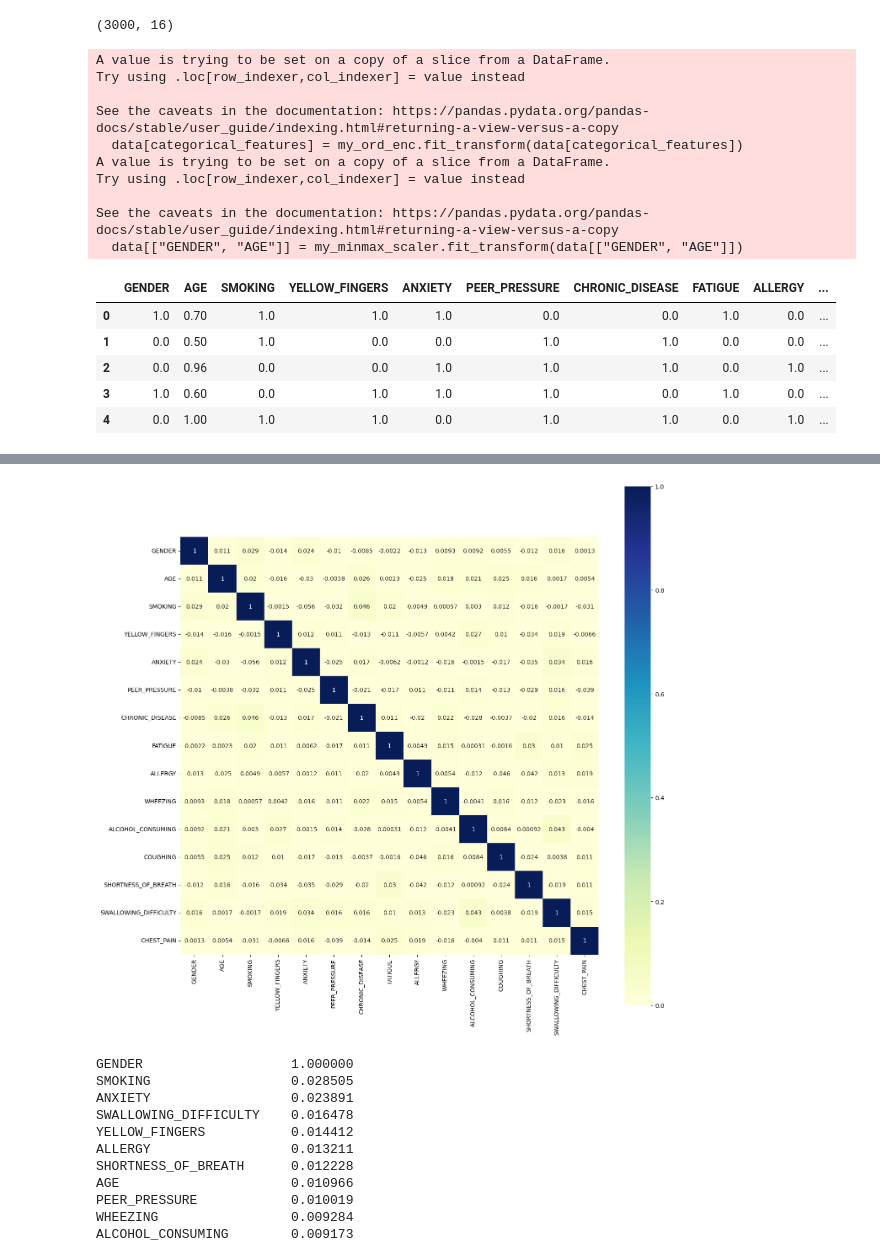
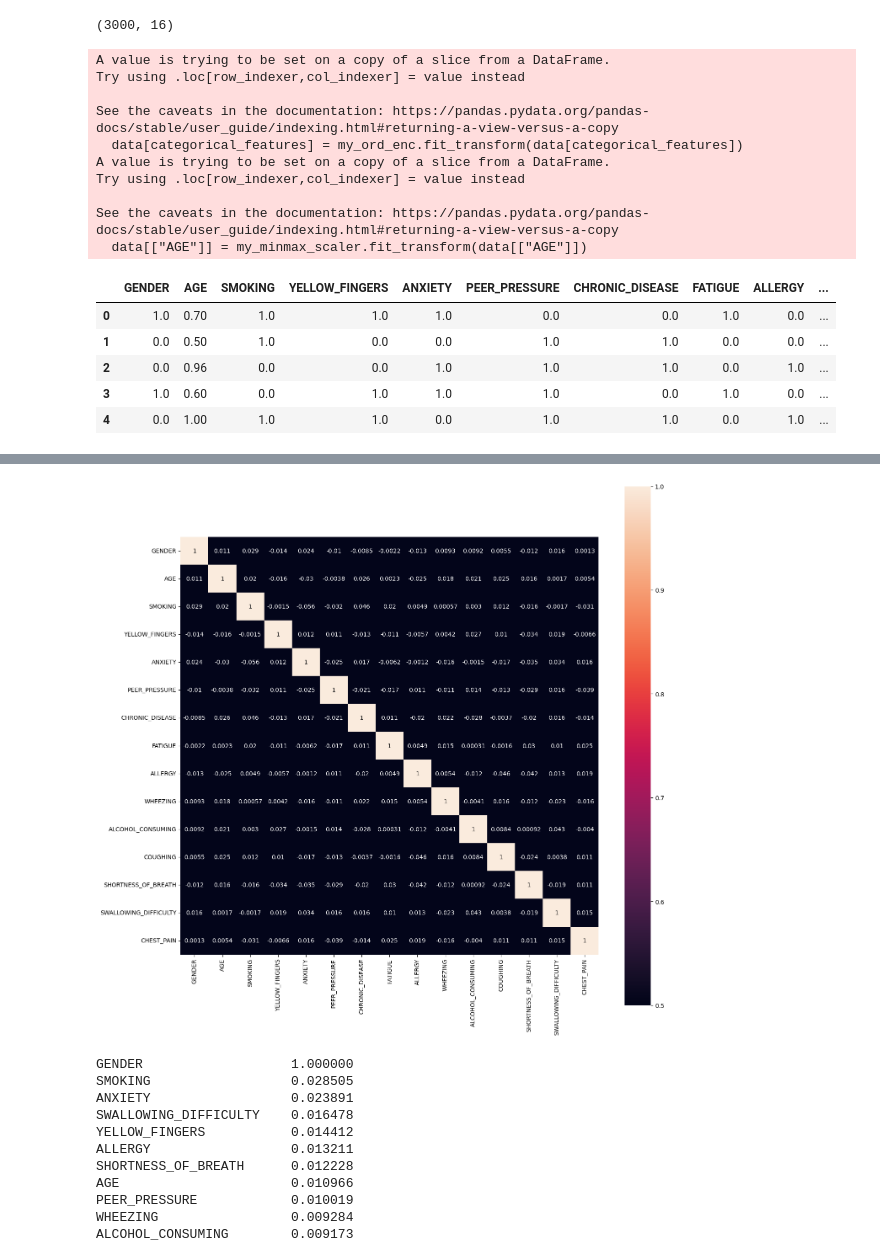
Before and after one commit to parajuliaryan/Lung_Cancer_Classification, a Jupyter notebook: authentication.ipynb, the cells around one changed output, grey strips where cells are left out. Saved outputs shown, nothing was run; the diff lists cells and outputs as text; code cells hidden in the pictures.

```diff
--- a/authentication.ipynb
+++ b/authentication.ipynb
@@ -121,7 +123,7 @@ data[categorical_features] = my_ord_enc.fit_transform(data[categorical_features]
 # Scaling the numerical features so that they are within a specific range [0, 1]
 my_minmax_scaler = MinMaxScaler()
 # Based on the minimum and maximum values, the values are set between 0 and 1
-data[["GENDER", "AGE"]] = my_minmax_scaler.fit_transform(data[["GENDER", "AGE"]])
+data[["AGE"]] = my_minmax_scaler.fit_transform(data[["AGE"]])
 data.head()
 # %% [output]
 A value is trying to be set on a copy of a slice from a DataFrame.
@@ -133,7 +135,7 @@ A value is trying to be set on a copy of a slice from a DataFrame.
 Try using .loc[row_indexer,col_indexer] = value instead
 
 See the caveats in the documentation: https://pandas.pydata.org/pandas-docs/stable/user_guide/indexing.html#returning-a-view-versus-a-copy
-  data[["GENDER", "AGE"]] = my_minmax_scaler.fit_transform(data[["GENDER", "AGE"]])
+  data[["AGE"]] = my_minmax_scaler.fit_transform(data[["AGE"]])
 |  | GENDER | AGE | SMOKING | YELLOW_FINGERS | ANXIETY | PEER_PRESSURE | CHRONIC_DISEASE | FATIGUE | ALLERGY | ... |
 | 0 | 1.0 | 0.70 | 1.0 | 1.0 | 1.0 | 0.0 | 0.0 | 1.0 | 0.0 | ... |
 | 1 | 0.0 | 0.50 | 1.0 | 0.0 | 0.0 | 1.0 | 1.0 | 0.0 | 0.0 | ... |
@@ -162,10 +164,10 @@ data.corr()
 # %%
 # Now creating a correlation matrix to understand the relationship between the features
 corrmat = data.corr()
 plt.subplots(figsize=(16,16))
-sns.heatmap(corrmat,annot=True, square=True, vmin=0, vmax=1,cmap="YlGnBu");
+sns.heatmap(corrmat,annot=True, square=True, vmin=0.5, vmax=1);
 # %% [output]
-[figure, old version]
+[figure, new version]
 # %%
 X = data
 y = target
```
Also changed, not shown: parts of 10 cells of this notebook, 1 other file.
